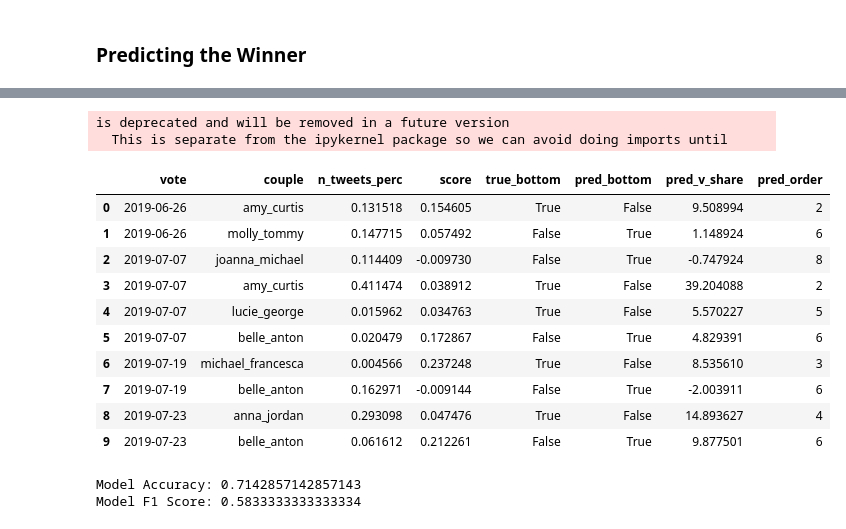
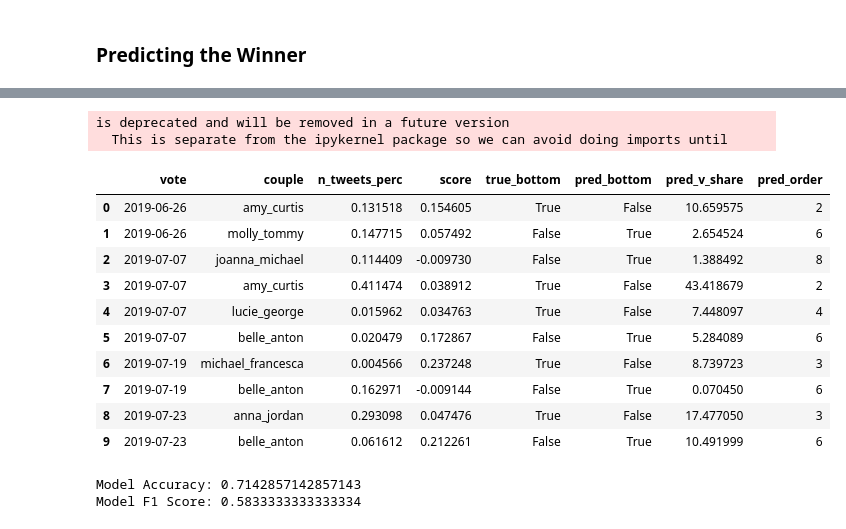
Before and after one commit to watson-sam/loveisland, a Jupyter notebook: notebooks/prediction.ipynb, the cells around one changed output, grey strips where cells are left out. Drawn from its saved outputs; the diff is of its cells as text; code cells hidden in the pictures.

```diff
--- a/notebooks/prediction.ipynb
+++ b/notebooks/prediction.ipynb
@@ -88,27 +90,27 @@ class AggAgg:
     def create_days(self):
         self.df["n_days"] = np.where(
             self.df["dumped"] == 0,
-            60 - self.df["arrived"],
+            59 - self.df["arrived"],
             self.df["dumped"] - self.df["arrived"],
         )
-        self.df["n_days_perc"] = self.df["n_days"] / (62 - self.df["arrived"])
+        self.df["n_days_perc"] = self.df["n_days"] / (59 - self.df["arrived"])
         return self
 
-def normalize(df, ind_cols=["n_tweets_perc", "score"]):
+def normalize(df, ind_cols=["n_tweets_perc", "score"], dep_col="n_days_perc"):
     for col in ind_cols:
+        df = df[df[col].notna()]
         df[col] = preprocessing.normalize([df[col]])[0]
-    return df
+    return df[df[dep_col].notna()]
 
 
 def fit_mod(df, dep_col="n_days_perc", ind_cols=["n_tweets_perc", "score"]):
     poly = preprocessing.PolynomialFeatures(degree=2)
     reg = linear_model.LinearRegression()
-
     reg.fit(poly.fit_transform(df[ind_cols]), df[dep_col])
     return reg, poly
 
 
-def get_stats(df, reg, poly, ind_cols=["n_tweets_perc", "score"]):
+def get_stats(df, reg, poly, dep_col="n_days_perc", ind_cols=["n_tweets_perc", "score"]):
     print("\033[1mRegression outputs", "\033[0;0m")
     print("x0 = n_tweets_perc\nx1 = mean sentiment score\n")
     print("Intercept:", reg.intercept_, "\n")
@@ -116,7 +118,8 @@ def get_stats(df, reg, poly, ind_cols=["n_tweets_perc", "score"]):
     for c in zip(poly.get_feature_names(), reg.coef_):
         if c[0] != '1':
             print("Coefficient for {}: {}".format(c[0], c[1]))
-    print("\nR^2 score:", reg.score(poly.fit_transform(df[ind_cols]), df["n_days_perc"]))
+
+    print("\nR^2 score:", reg.score(poly.fit_transform(df[ind_cols]), df[dep_col]))
 
 
 def apply_mod(df, req, poly):
@@ -465,3 +470,5 @@ df = F.import_all(
 )
 fd4 = AggCouples(args, df)
 fd4.get_agg_df().full_df()
+
+agg_df_4 = normalize(fd4.agg_df, dep_col='v_share')
@@ -470,2 +475,2 @@ fd4.get_agg_df().full_df()
 # %%
-req, poly = fit_mod(normalize(fd4.agg_df), dep_col='v_share')
+req, poly = fit_mod(agg_df_4, dep_col='v_share')
@@ -503,3 +527,5 @@ df = F.import_all(
 )
 fd5 = AggCouples(args, df)
 fd5.get_agg_df().full_df()
+
+agg_df_5 = normalize(fd5.agg_df, dep_col='v_share')
@@ -508,18 +548,18 @@ fd5.get_agg_df().full_df()
 # %%
-pred_df = get_predictions(req, normalize(fd5.agg_df))
+pred_df = get_predictions(req, agg_df_5)
 find_accuracy(pred_df)
 # %% [output]
 is deprecated and will be removed in a future version
   This is separate from the ipykernel package so we can avoid doing imports until
 |  | vote | couple | n_tweets_perc | score | true_bottom | pred_bottom | pred_v_share | pred_order |
-| 0 | 2019-06-26 | amy_curtis | 0.131518 | 0.154605 | True | False | 9.508994 | 2 |
-| 1 | 2019-06-26 | molly_tommy | 0.147715 | 0.057492 | False | True | 1.148924 | 6 |
-| 2 | 2019-07-07 | joanna_michael | 0.114409 | -0.009730 | False | True | -0.747924 | 8 |
-| 3 | 2019-07-07 | amy_curtis | 0.411474 | 0.038912 | True | False | 39.204088 | 2 |
-| 4 | 2019-07-07 | lucie_george | 0.015962 | 0.034763 | True | False | 5.570227 | 5 |
-| 5 | 2019-07-07 | belle_anton | 0.020479 | 0.172867 | False | True | 4.829391 | 6 |
-| 6 | 2019-07-19 | michael_francesca | 0.004566 | 0.237248 | True | False | 8.535610 | 3 |
-| 7 | 2019-07-19 | belle_anton | 0.162971 | -0.009144 | False | True | -2.003911 | 6 |
-| 8 | 2019-07-23 | anna_jordan | 0.293098 | 0.047476 | True | False | 14.893627 | 4 |
-| 9 | 2019-07-23 | belle_anton | 0.061612 | 0.212261 | False | True | 9.877501 | 6 |
+| 0 | 2019-06-26 | amy_curtis | 0.131518 | 0.154605 | True | False | 10.659575 | 2 |
+| 1 | 2019-06-26 | molly_tommy | 0.147715 | 0.057492 | False | True | 2.654524 | 6 |
+| 2 | 2019-07-07 | joanna_michael | 0.114409 | -0.009730 | False | True | 1.388492 | 8 |
+| 3 | 2019-07-07 | amy_curtis | 0.411474 | 0.038912 | True | False | 43.418679 | 2 |
+| 4 | 2019-07-07 | lucie_george | 0.015962 | 0.034763 | True | False | 7.448097 | 4 |
+| 5 | 2019-07-07 | belle_anton | 0.020479 | 0.172867 | False | True | 5.284089 | 6 |
+| 6 | 2019-07-19 | michael_francesca | 0.004566 | 0.237248 | True | False | 8.739723 | 3 |
+| 7 | 2019-07-19 | belle_anton | 0.162971 | -0.009144 | False | True | 0.070450 | 6 |
+| 8 | 2019-07-23 | anna_jordan | 0.293098 | 0.047476 | True | False | 17.477050 | 3 |
+| 9 | 2019-07-23 | belle_anton | 0.061612 | 0.212261 | False | True | 10.491999 | 6 |
 # %%
```
Also changed, not shown: parts of 21 cells of this notebook, 10 other files.
